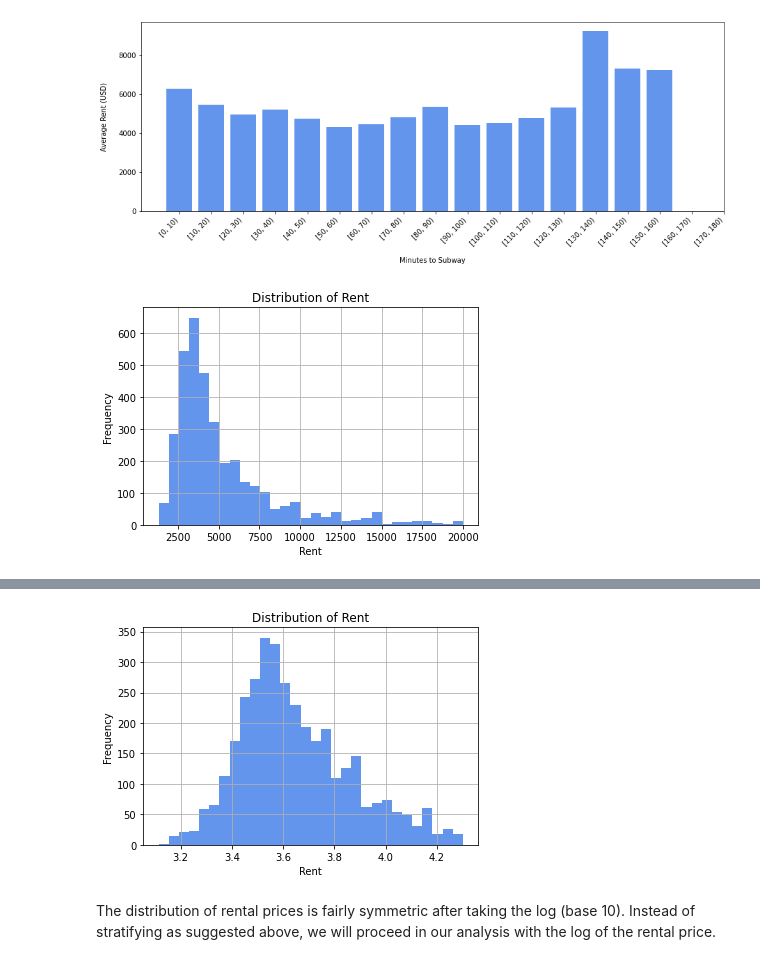
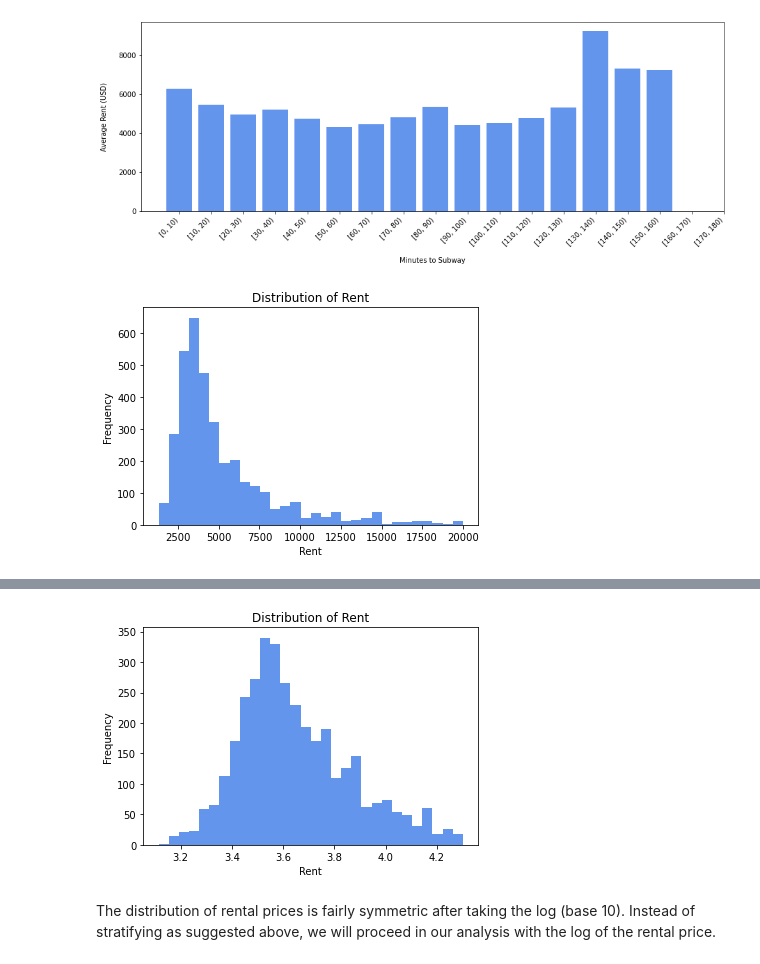
Before and after one commit to WilsonLiu2002/NYC-Rent-Prediction, a Jupyter notebook: Notebooks/Rent_Predict.ipynb, the cells around one changed output, grey strips where cells are left out. Saved outputs shown, nothing was run; the diff lists cells and outputs as text; code cells hidden in the pictures.

```diff
--- a/Notebooks/Rent_Predict.ipynb
+++ b/Notebooks/Rent_Predict.ipynb
@@ -91,13 +91,14 @@ plt.show()
 # %%
 # Check balance of target variable
 
 manhattan['rent'].hist(bins=30, color='cornflowerblue')
 plt.xlabel('Rent')
 plt.ylabel('Frequency')
 plt.title('Distribution of Rent')
+plt.grid(False)
 plt.show()
 # %% [output]
-[figure, old version]
+[figure, new version]
 # %% [markdown]
 From the plot above, it is clear that there are far more rentals that are less than $10,000 per month. To ensure that this imbalance is relflected in our data split, we can calculate the fraction of data above and below $10,000. From lecture 3, we were also shown that we can take the log of the data. This is shown below:
 # %%
@@ -107,9 +108,10 @@ np.log10(manhattan['rent']).hist(bins=30, color='cornflowerblue')
 plt.xlabel('Rent')
 plt.ylabel('Frequency')
 plt.title('Distribution of Rent')
+plt.grid(False)
 plt.show()
 # %% [output]
-[figure, old version]
+[figure, new version]
 # %% [markdown]
 The distribution of rental prices is fairly symmetric after taking the log (base 10). Instead of stratifying as suggested above, we will proceed in our analysis with the log of the rental price.
 # %% [markdown]
```
Also changed, not shown: parts of 3 cells of this notebook.
